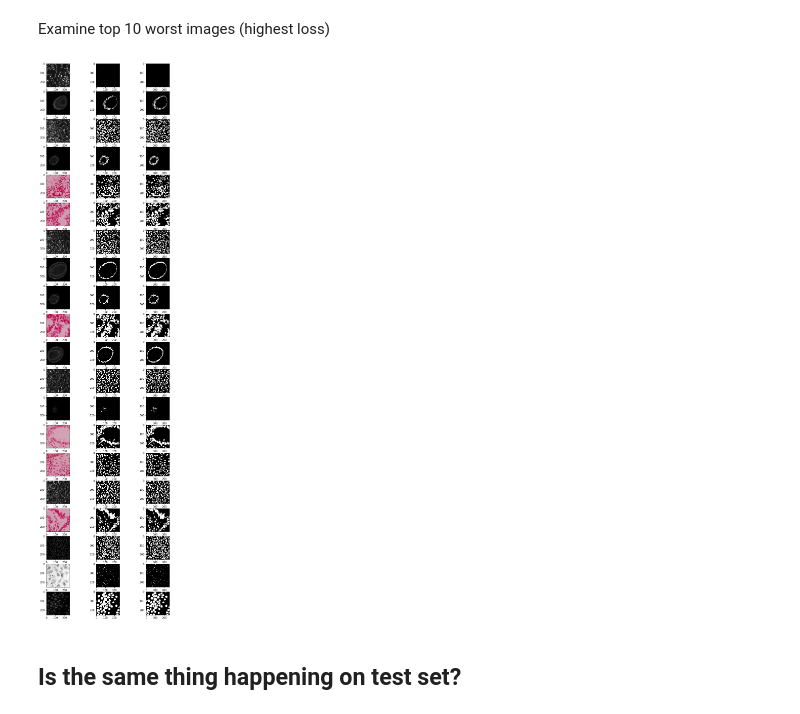
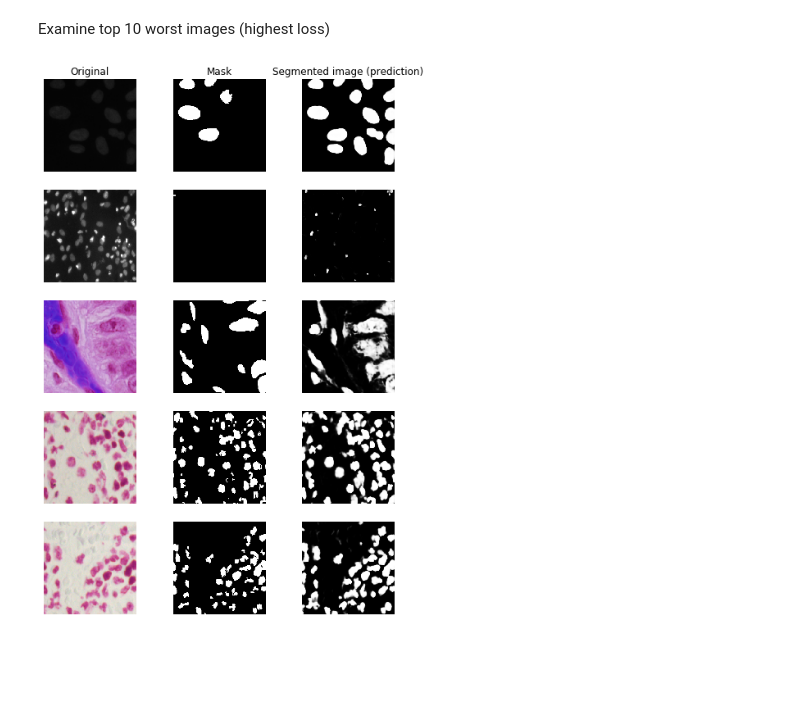
Before and after one commit to bvezilic/Nuclei-segmentation, a Jupyter notebook: notebooks/eval.ipynb, the cells around one changed output. Saved outputs shown, nothing was run; the diff lists cells and outputs as text; code cells hidden in the pictures; blank space fills up the shorter version.

```diff
--- a/notebooks/eval.ipynb
+++ b/notebooks/eval.ipynb
@@ -43 +48,5 @@ predict = Predictor(model)
+# %%
+predict80 = Predictor(model80)
+predict120 = Predictor(model120)
+predict160 = Predictor(model160)
 # %% [markdown]
@@ -74,12 +102,15 @@ plt.show()
 # %%
-to_tensor = ToTensor()
+to_tensor = ToTensor()  # Converts numpy or PIL image to torch.Tensor
 
 def compute_loss(segmented, mask):
+    """
+    Computes Binary Cross-Entropy + Dice loss for given segmented image and original mask.
+    """
     segmented_tensor = to_tensor(segmented)
     mask_tensor = to_tensor(mask)
 
-    segmented_tensor = segmented_tensor.unsqueeze(0)
-    mask_tensor = mask_tensor.unsqueeze(0)
+    segmented_tensor = segmented_tensor.unsqueeze(0)  # Add batch dim
+    mask_tensor = mask_tensor.unsqueeze(0)  # Add batch dim
 
     loss = bce_and_dice(segmented_tensor, mask_tensor)
 
@@ -89,11 +120,11 @@ Obtain loss for every image
 # %%
-losses = []
+data = []
 for i in tqdm(range(len(train_dataset))):
     img, mask = train_dataset[i]
-    segmented = predict(img)
+    segmented = predict80(img)
 
     loss = compute_loss(segmented, mask)
-    losses.append({
+    data.append({
         "loss": loss,
         "img": img,
         "segmented": segmented,
@@ -105,17 +136,23 @@ Sort a list of losses
 # %%
-losses.sort(key=lambda x: x["loss"], reverse=True)
+data.sort(key=lambda x: x["loss"], reverse=True)
 # %% [markdown]
 Examine top 10 worst images (highest loss)
 # %%
-num_samples = 20
-fig, axes = plt.subplots(num_samples, 3, figsize=(10, 40))
+num_samples = 5
+fig, axes = plt.subplots(num_samples, 3, figsize=(8, 12))
+
+axes[0][0].set_title('Original')
+axes[0][1].set_title('Mask')
+axes[0][2].set_title('Segmented image (prediction)')
 
 for i in range(num_samples):
-    data = losses[i]
-    axes[i][0].imshow(data["img"])
-    axes[i][1].imshow(data["mask"], cmap="gray")
-    axes[i][2].imshow(data["segmented"], cmap="gray")
+    axes[i][0].imshow(data[i]['img'])
+    axes[i][0].axis('off')
+
+    axes[i][1].imshow(data[i]['mask'], cmap='gray')
+    axes[i][1].axis('off')
+
+    axes[i][2].imshow(data[i]['segmented'], cmap='gray')
+    axes[i][2].axis('off')
 # %% [output]
-[figure, old version]
+[figure, new version]
-# %% [markdown]
-## Is the same thing happening on test set?
```
Also changed, not shown: parts of 27 cells of this notebook, 1 other file.
